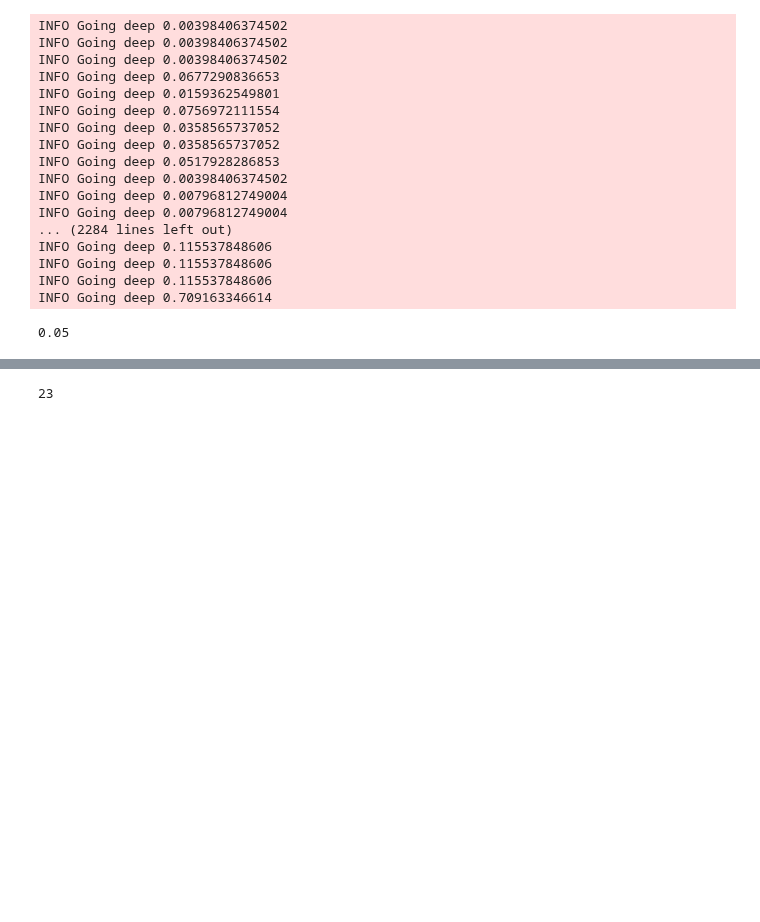
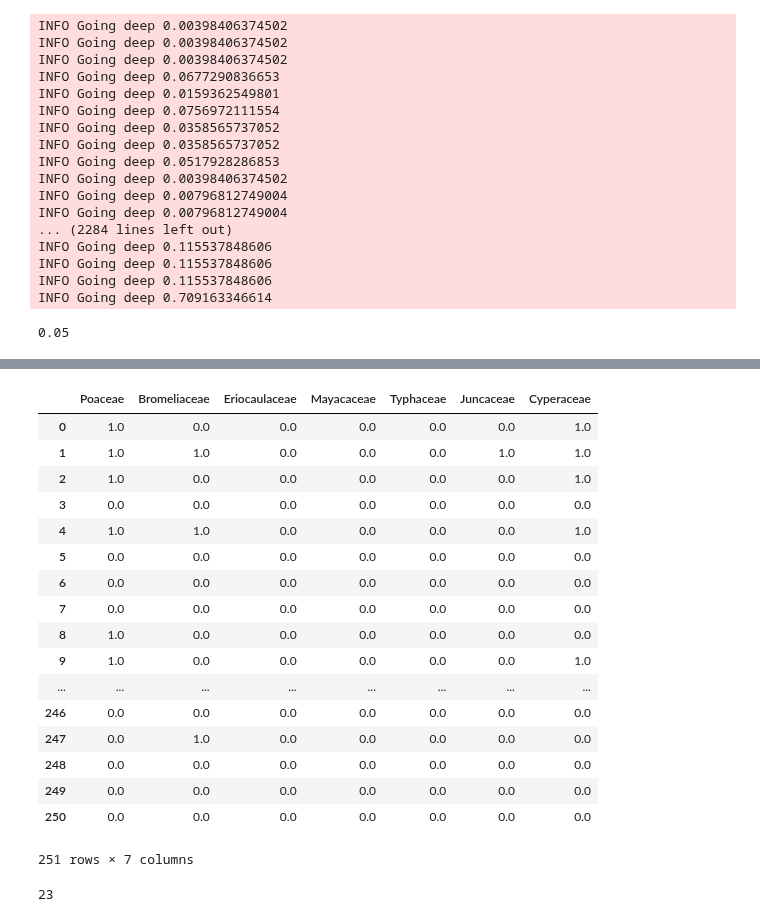
Before and after one commit to molgor/biospytial, a Jupyter notebook: ipython-notebooks/demos/Regression 2.ipynb, the cells around one changed output, grey strips where cells are left out. Saved outputs shown, nothing was run; the diff lists cells and outputs as text; code cells hidden in the pictures; blank space fills up the shorter version.

```diff
--- a/ipython-notebooks/demos/Regression 2.ipynb
+++ b/ipython-notebooks/demos/Regression 2.ipynb
@@ -127,3 +145,28 @@ s
+# %%
+grasses = big_t.to_Plantae.to_Magnoliophyta.to_Liliopsida.to_Poales
+# %%
+presences_of_grasses = getPresencesForListOfNodes(list_of_trees=trees,list_of_tree_nodes=grasses)
+# %%
+presences_of_grasses
+# %% [output]
+|  | Poaceae | Bromeliaceae | Eriocaulaceae | Mayacaceae | Typhaceae | Juncaceae | Cyperaceae |
+| 0 | 1.0 | 0.0 | 0.0 | 0.0 | 0.0 | 0.0 | 1.0 |
+| 1 | 1.0 | 1.0 | 0.0 | 0.0 | 0.0 | 1.0 | 1.0 |
+| 2 | 1.0 | 0.0 | 0.0 | 0.0 | 0.0 | 0.0 | 1.0 |
+| 3 | 0.0 | 0.0 | 0.0 | 0.0 | 0.0 | 0.0 | 0.0 |
+| 4 | 1.0 | 1.0 | 0.0 | 0.0 | 0.0 | 0.0 | 1.0 |
+| 5 | 0.0 | 0.0 | 0.0 | 0.0 | 0.0 | 0.0 | 0.0 |
+| 6 | 0.0 | 0.0 | 0.0 | 0.0 | 0.0 | 0.0 | 0.0 |
+| 7 | 0.0 | 0.0 | 0.0 | 0.0 | 0.0 | 0.0 | 0.0 |
+| 8 | 1.0 | 0.0 | 0.0 | 0.0 | 0.0 | 0.0 | 0.0 |
+| 9 | 1.0 | 0.0 | 0.0 | 0.0 | 0.0 | 0.0 | 1.0 |
+| ... | ... | ... | ... | ... | ... | ... | ... |
+| 246 | 0.0 | 0.0 | 0.0 | 0.0 | 0.0 | 0.0 | 0.0 |
+| 247 | 0.0 | 1.0 | 0.0 | 0.0 | 0.0 | 0.0 | 0.0 |
+| 248 | 0.0 | 0.0 | 0.0 | 0.0 | 0.0 | 0.0 | 0.0 |
+| 249 | 0.0 | 0.0 | 0.0 | 0.0 | 0.0 | 0.0 | 0.0 |
+| 250 | 0.0 | 0.0 | 0.0 | 0.0 | 0.0 | 0.0 | 0.0 |
+251 rows × 7 columns
 # %%
 len(big_t.classes)
 # %% [output]
```
Also changed, not shown: parts of 17 cells of this notebook, 11 other files.
